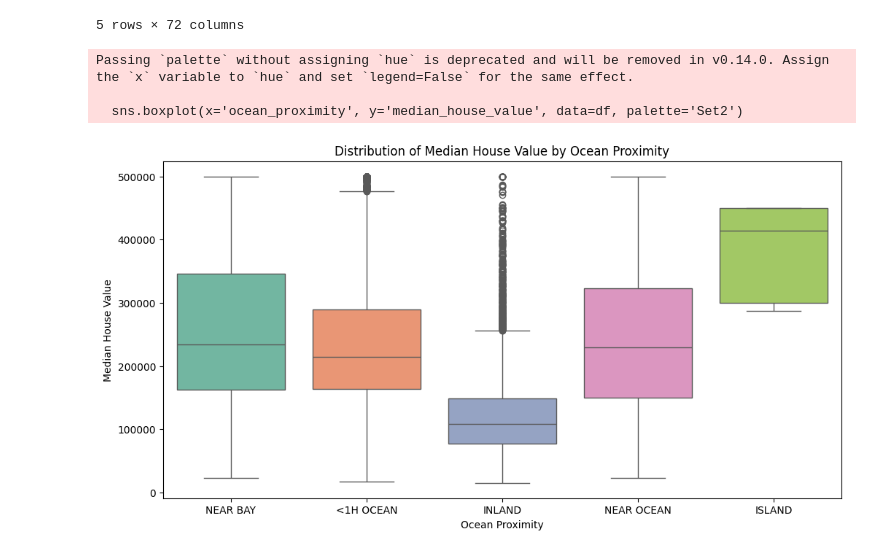
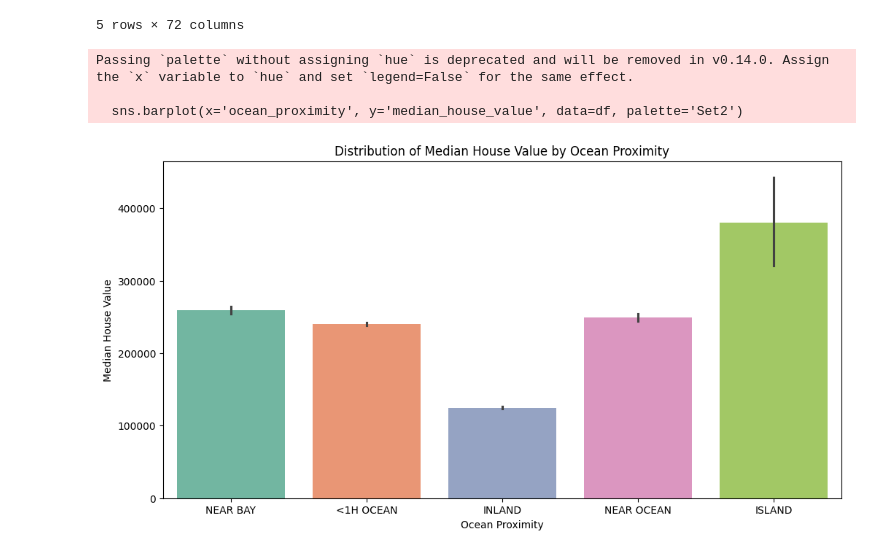
Before and after one commit to SagarThomas24/ML_projects, a Jupyter notebook: assignment-1/assignment1.ipynb, the cells around one changed output. Saved outputs shown, nothing was run; the diff lists cells and outputs as text; code cells hidden in the pictures.

```diff
--- a/assignment-1/assignment1.ipynb
+++ b/assignment-1/assignment1.ipynb
@@ -238,14 +238,14 @@ grouped_stats
 5 rows × 72 columns
 # %%
 plt.figure(figsize=(12, 6))
-sns.boxplot(x='ocean_proximity', y='median_house_value', data=df, palette='Set2')
+sns.barplot(x='ocean_proximity', y='median_house_value', data=df, palette='Set2')
 plt.title('Distribution of Median House Value by Ocean Proximity')
 plt.xlabel('Ocean Proximity')
 plt.ylabel('Median House Value')
 plt.show()
 # %% [output]
 Passing `palette` without assigning `hue` is deprecated and will be removed in v0.14.0. Assign the `x` variable to `hue` and set `legend=False` for the same effect.
 
-  sns.boxplot(x='ocean_proximity', y='median_house_value', data=df, palette='Set2')
+  sns.barplot(x='ocean_proximity', y='median_house_value', data=df, palette='Set2')
-[figure, old version]
+[figure, new version]
 # %%
```
Also changed, not shown: parts of 15 cells of this notebook.
